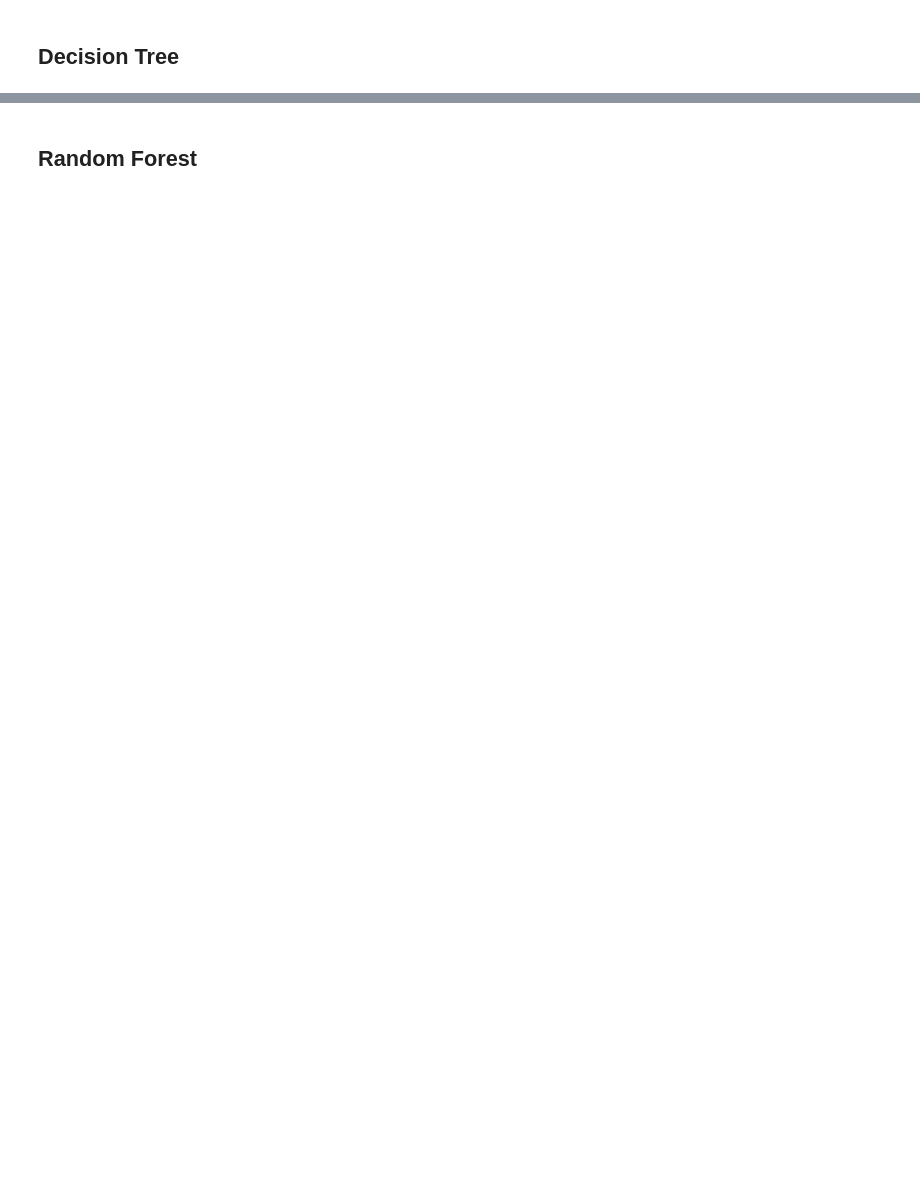
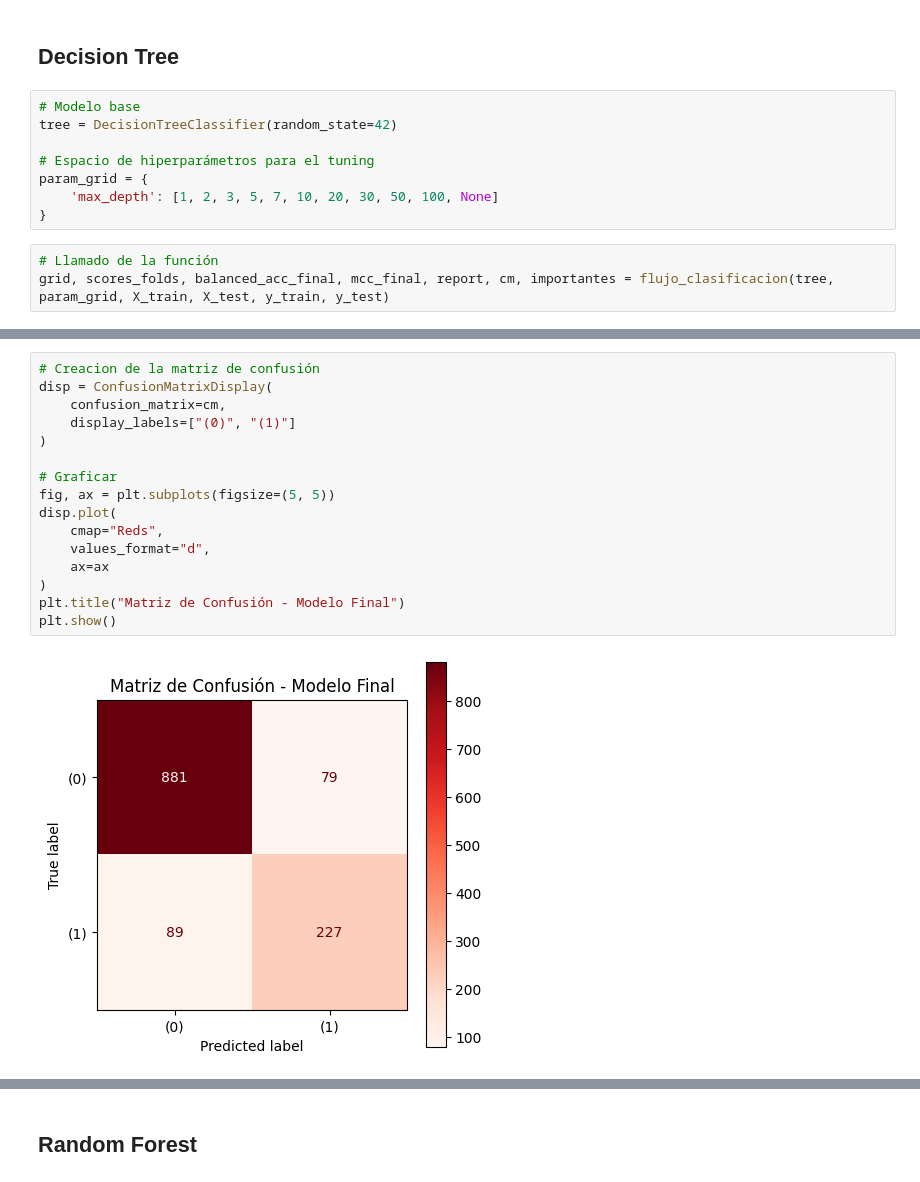
Before and after one commit to JeiGeek/ia1-LosPandas-prediccion_rendimiento_estudiantil, a Jupyter notebook: 02_Supervised_learning.ipynb, the cells around one changed output, grey strips where cells are left out. Cells and saved outputs as stored; diff of their text form; blank space fills up the shorter version.

```diff
--- a/02_Supervised_learning.ipynb
+++ b/02_Supervised_learning.ipynb
@@ -777,2 +847,13 @@ plt.show()
 # %% [markdown]
 ## **Decision Tree**
+# %%
+# Modelo base
+tree = DecisionTreeClassifier(random_state=42)
+
+# Espacio de hiperparámetros para el tuning
+param_grid = {
+    'max_depth': [1, 2, 3, 5, 7, 10, 20, 30, 50, 100, None]
+}
+# %%
+# Llamado de la función
+grid, scores_folds, balanced_acc_final, mcc_final, report, cm, importantes = flujo_clasificacion(tree, param_grid, X_train, X_test, y_train, y_test)
@@ -778,0 +904,18 @@ plt.show()
+# %%
+# Creacion de la matriz de confusión
+disp = ConfusionMatrixDisplay(
+    confusion_matrix=cm,
+    display_labels=["(0)", "(1)"]
+)
+
+# Graficar
+fig, ax = plt.subplots(figsize=(5, 5))
+disp.plot(
+    cmap="Reds",
+    values_format="d",
+    ax=ax
+)
+plt.title("Matriz de Confusión - Modelo Final")
+plt.show()
+# %% [output]
+[figure, added]
```
Also changed, not shown: parts of 35 cells of this notebook.
